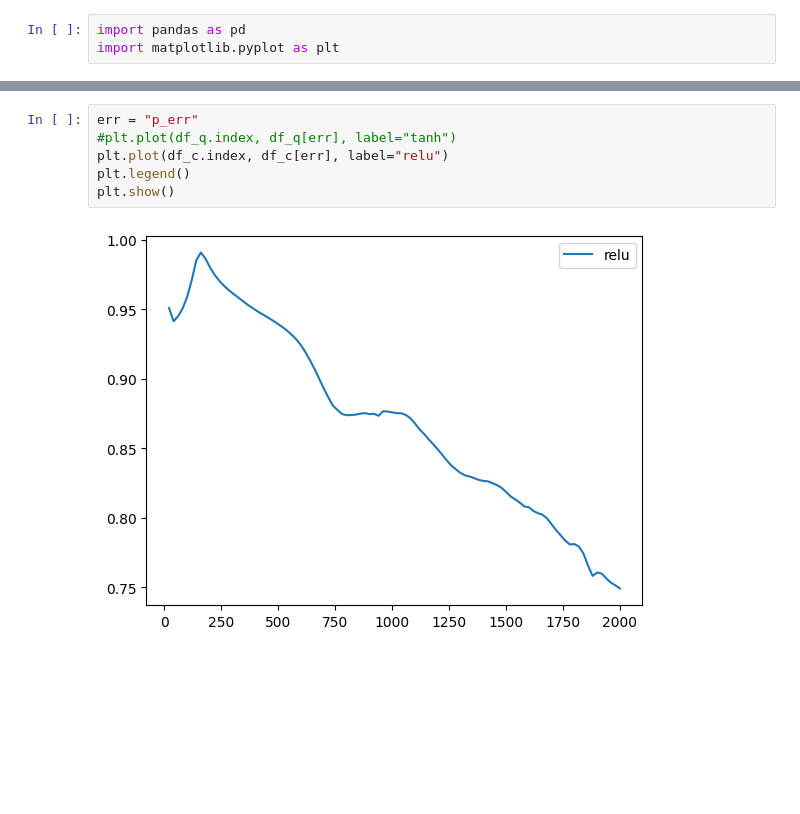
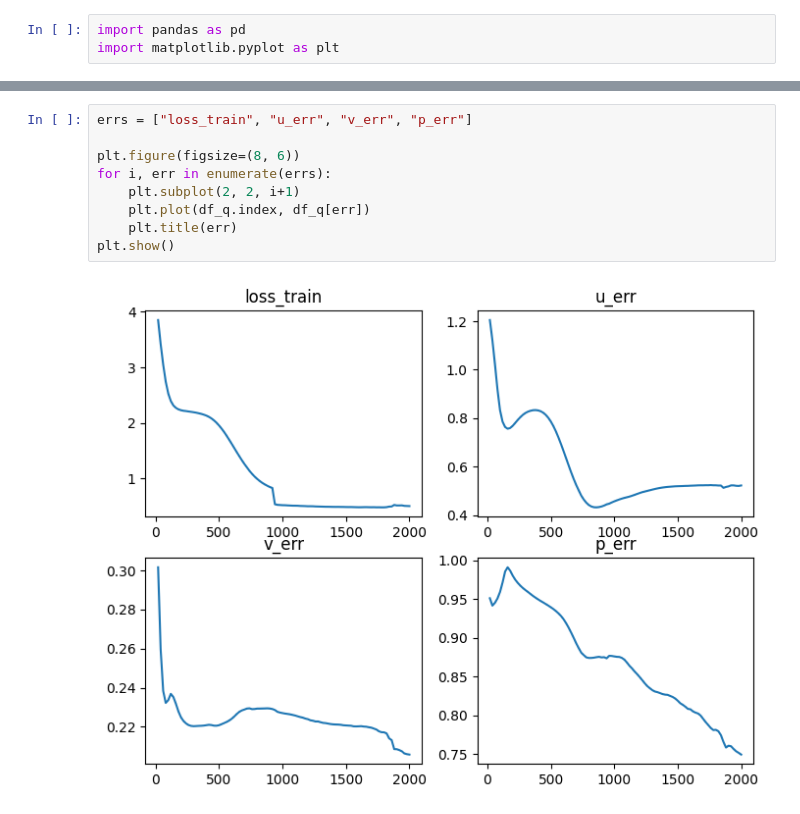
Before and after one commit to sedykh-ag/kovasznay_quantum, a Jupyter notebook: distr/testing.ipynb, the cells around one changed output, grey strips where cells are left out. Cells and saved outputs as stored; diff of their text form; blank space fills up the shorter version.

```diff
--- a/distr/testing.ipynb
+++ b/distr/testing.ipynb
@@ -140,8 +127,11 @@ len(df_c)
-# %%
-err = "p_err"
-#plt.plot(df_q.index, df_q[err], label="tanh")
-plt.plot(df_c.index, df_c[err], label="relu")
-plt.legend()
-plt.show()
-# %% [output]
-[figure, removed]
+# %%
+errs = ["loss_train", "u_err", "v_err", "p_err"]
+
+plt.figure(figsize=(8, 6))
+for i, err in enumerate(errs):
+    plt.subplot(2, 2, i+1)
+    plt.plot(df_q.index, df_q[err])
+    plt.title(err)
+plt.show()
+# %% [output]
+[figure, added]
```
Also changed, not shown: parts of 9 cells of this notebook.
